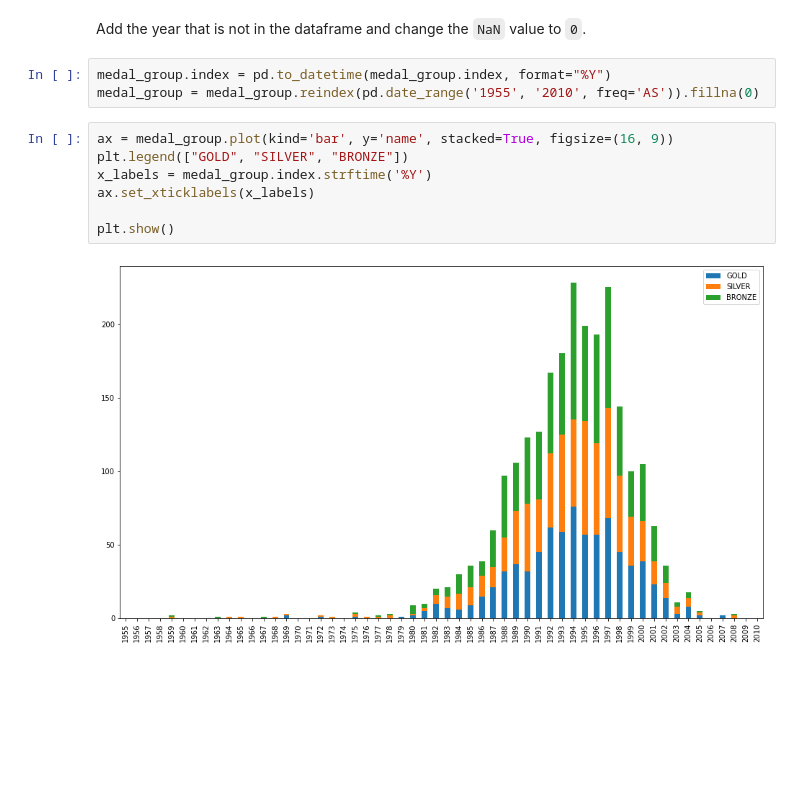
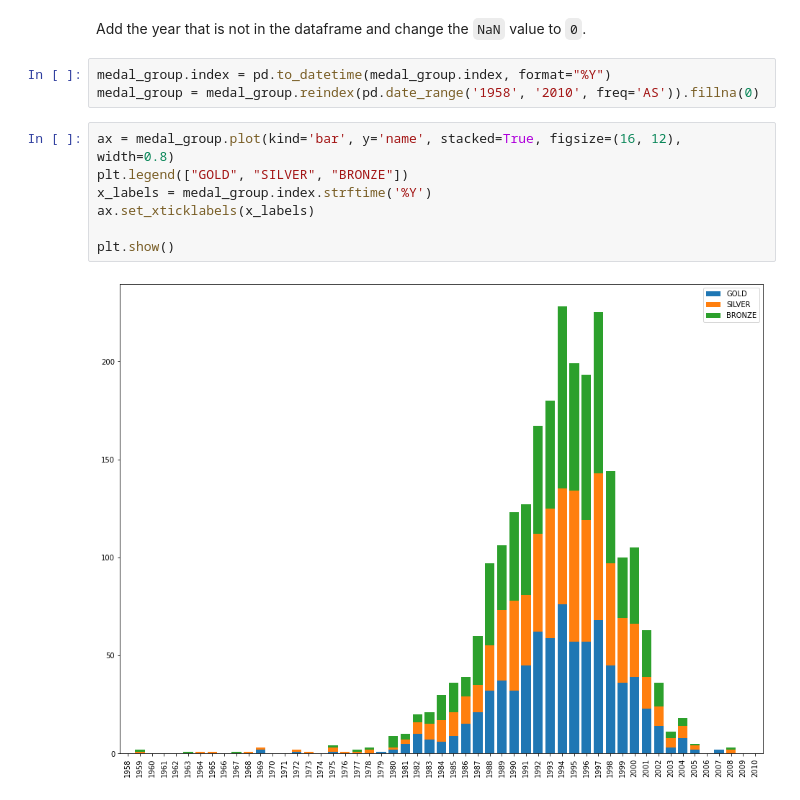
Before and after one commit to helpingstar/data-visualization, a Jupyter notebook: notebook/tokyo-2020-olympics.ipynb, the cells around one changed output. Cells and saved outputs as stored; diff of their text form; blank space fills up the shorter version.

```diff
--- a/notebook/tokyo-2020-olympics.ipynb
+++ b/notebook/tokyo-2020-olympics.ipynb
@@ -186,13 +189,13 @@ medal_group
 Add the year that is not in the dataframe and change the `NaN` value to `0`.
 # %%
 medal_group.index = pd.to_datetime(medal_group.index, format="%Y")
-medal_group = medal_group.reindex(pd.date_range('1955', '2010', freq='AS')).fillna(0)
+medal_group = medal_group.reindex(pd.date_range('1958', '2010', freq='AS')).fillna(0)
 # %%
-ax = medal_group.plot(kind='bar', y='name', stacked=True, figsize=(16, 9))
+ax = medal_group.plot(kind='bar', y='name', stacked=True, figsize=(16, 12), width=0.8)
 plt.legend(["GOLD", "SILVER", "BRONZE"])
 x_labels = medal_group.index.strftime('%Y')
 ax.set_xticklabels(x_labels)
 
 plt.show()
 # %% [output]
-[figure, old version]
+[figure, new version]
```
Also changed, not shown: parts of 1 cell of this notebook.
